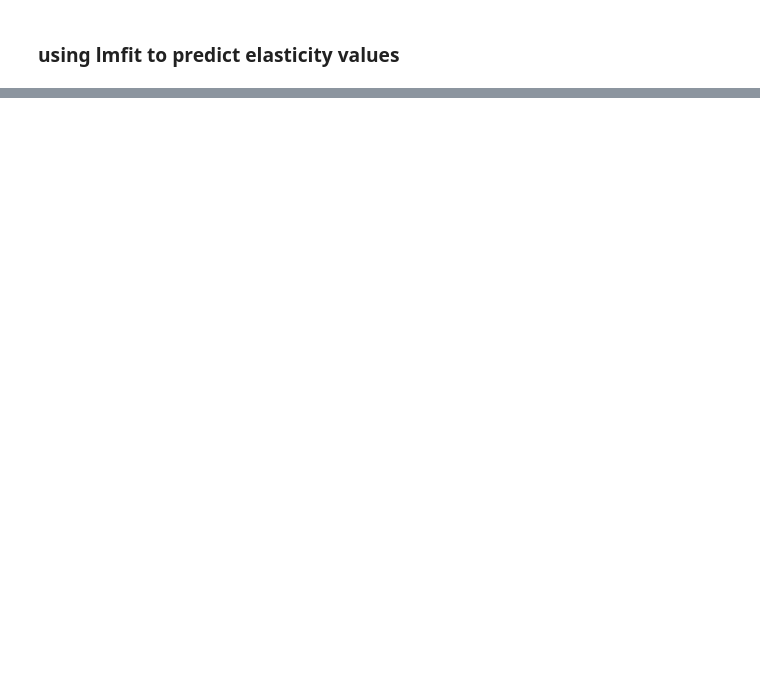
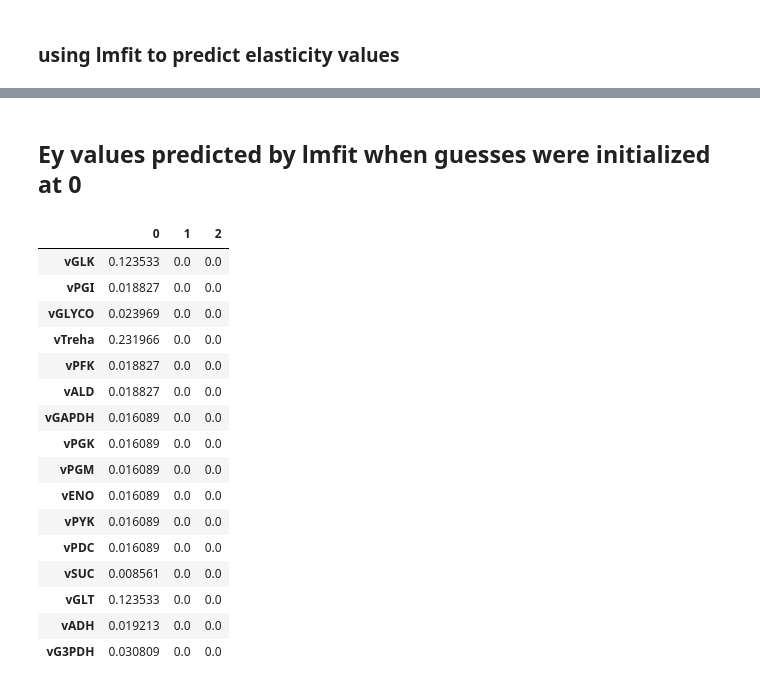
Before and after one commit to janisshin/classical-linlog, a Jupyter notebook: test.ipynb, the cells around one changed output, grey strips where cells are left out. Saved outputs shown, nothing was run; the diff lists cells and outputs as text; code cells hidden in the pictures; blank space fills up the shorter version.

```diff
--- a/test.ipynb
+++ b/test.ipynb
@@ -124,0 +155,22 @@ out = minimize(residual, params, args=(xn, yn, df), method='differential_evoluti
+# %% [markdown]
+## Ey values predicted by lmfit when guesses were initialized at 0
+# %%
+pd.DataFrame(Ey_values, index=r.getReactionIds())
+# %% [output]
+|  | 0 | 1 | 2 |
+| vGLK | 0.123533 | 0.0 | 0.0 |
+| vPGI | 0.018827 | 0.0 | 0.0 |
+| vGLYCO | 0.023969 | 0.0 | 0.0 |
+| vTreha | 0.231966 | 0.0 | 0.0 |
+| vPFK | 0.018827 | 0.0 | 0.0 |
+| vALD | 0.018827 | 0.0 | 0.0 |
+| vGAPDH | 0.016089 | 0.0 | 0.0 |
+| vPGK | 0.016089 | 0.0 | 0.0 |
+| vPGM | 0.016089 | 0.0 | 0.0 |
+| vENO | 0.016089 | 0.0 | 0.0 |
+| vPYK | 0.016089 | 0.0 | 0.0 |
+| vPDC | 0.016089 | 0.0 | 0.0 |
+| vSUC | 0.008561 | 0.0 | 0.0 |
+| vGLT | 0.123533 | 0.0 | 0.0 |
+| vADH | 0.019213 | 0.0 | 0.0 |
+| vG3PDH | 0.030809 | 0.0 | 0.0 |
```
Also changed, not shown: parts of 51 cells of this notebook.
